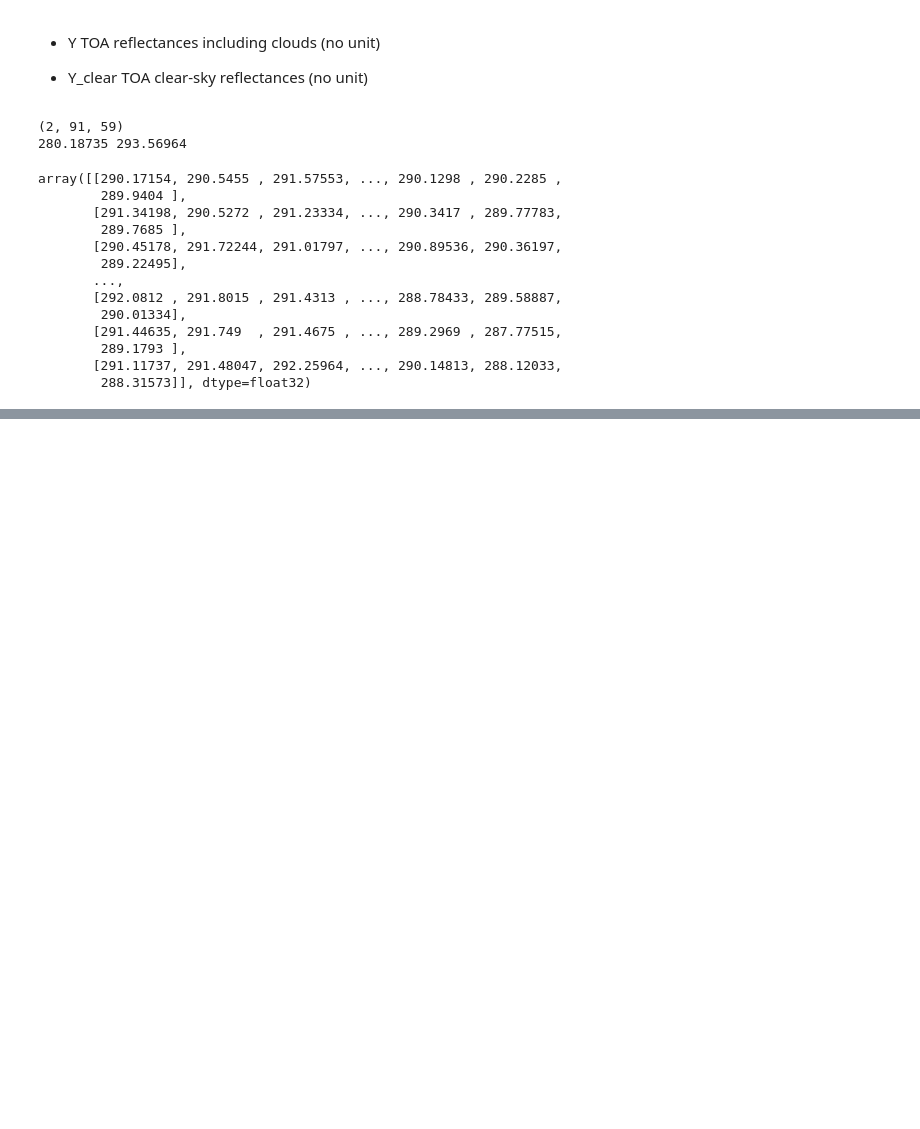
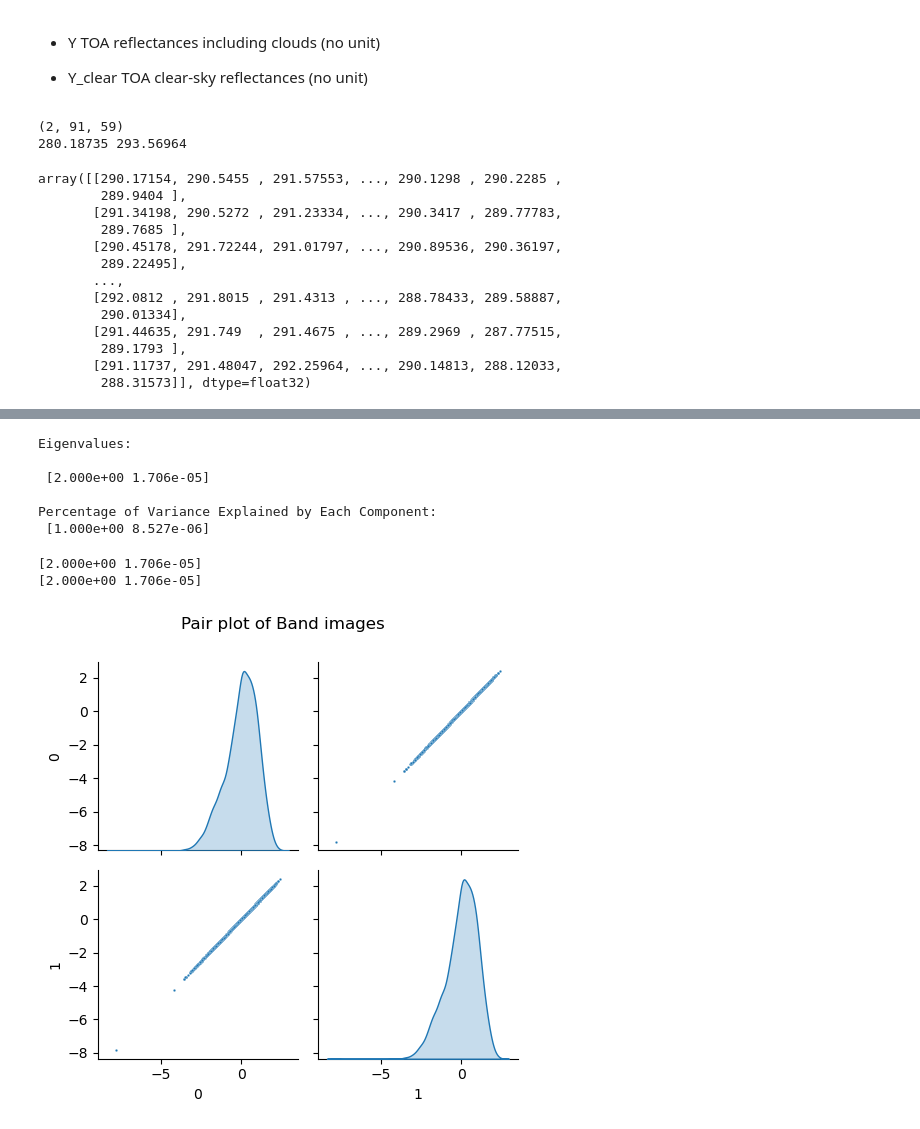
Before and after one commit to jesseniagonzalezv/ICON_RTTOV, a Jupyter notebook: code_test/PCA-simulation.ipynb, the cells around one changed output, grey strips where cells are left out. Cells and saved outputs as stored; diff of their text form; code cells hidden in the pictures; blank space fills up the shorter version.

```diff
--- a/code_test/PCA-simulation.ipynb
+++ b/code_test/PCA-simulation.ipynb
@@ -432,0 +461,5 @@ plt.show()
+# %%
+TOA_reflectance_values =TOA_reflectance.get()
+TOA_flated = TOA_reflectance_values.transpose(1,2,0).reshape(-1,TOA_reflectance_values.shape[0])
+
+print(TOA_flated.shape,TOA_flated.max(), TOA_flated.min())
@@ -432,0 +468,3 @@ plt.show()
+# %%
+df=pd.DataFrame(TOA_flated)
+df.shape
@@ -432,0 +485,5 @@ plt.show()
+# %%
+from sklearn import preprocessing
+scaler = preprocessing.StandardScaler().fit(df)
+
+X_scaled = scaler.transform(df)
@@ -432,0 +506,2 @@ plt.show()
+# %%
+X_scaled_v=pd.DataFrame(X_scaled)
@@ -432,0 +536,47 @@ plt.show()
+# %%
+# Covariance
+np.set_printoptions(precision=3)
+cov = np.cov(X_scaled.transpose())
+
+# Eigen Values
+EigVal,EigVec = np.linalg.eig(cov)
+
+print("Eigenvalues:\n\n", EigVal,"\n")
+print("Percentage of Variance Explained by Each Component: \n", EigVal/sum(EigVal))
+# %% [output]
+Eigenvalues:
+
+ [2.000e+00 1.706e-05]
+
+Percentage of Variance Explained by Each Component:
+ [1.000e+00 8.527e-06]
+# %%
+# Ordering Eigen values and vectors
+print(EigVal)
+order = EigVal.argsort()[::-1]
+EigVal = EigVal[order]
+EigVec = EigVec[:,order]
+print(EigVal)
+
+#Projecting data on Eigen vector directions resulting to Principal Components
+PC = np.matmul(X_scaled,EigVec)   #cross product
+# %% [output]
+[2.000e+00 1.706e-05]
+[2.000e+00 1.706e-05]
+# %%
+import pandas as pd
+
+n_components=2
+
+Bandnames = {str(i): f"Band {i+1}" for i in range(n_components)}
+
+#Bandnames = ['Band 1','Band 2','Band 3','Band 4','Band 5','Band 6','Band 7']
+a = sns.pairplot(X_scaled_v,
+                #columns = Bandnames,
+                 diag_kind='kde',plot_kws={"s": 3})
+a.fig.suptitle("Pair plot of Band images", y=1.00)
+plt.tight_layout()
+#a.savefig("Pair_plot_of_Band_images.png")
+plt.show()
+# %% [output]
+[figure, added]
```
Also changed, not shown: parts of 28 cells of this notebook.
